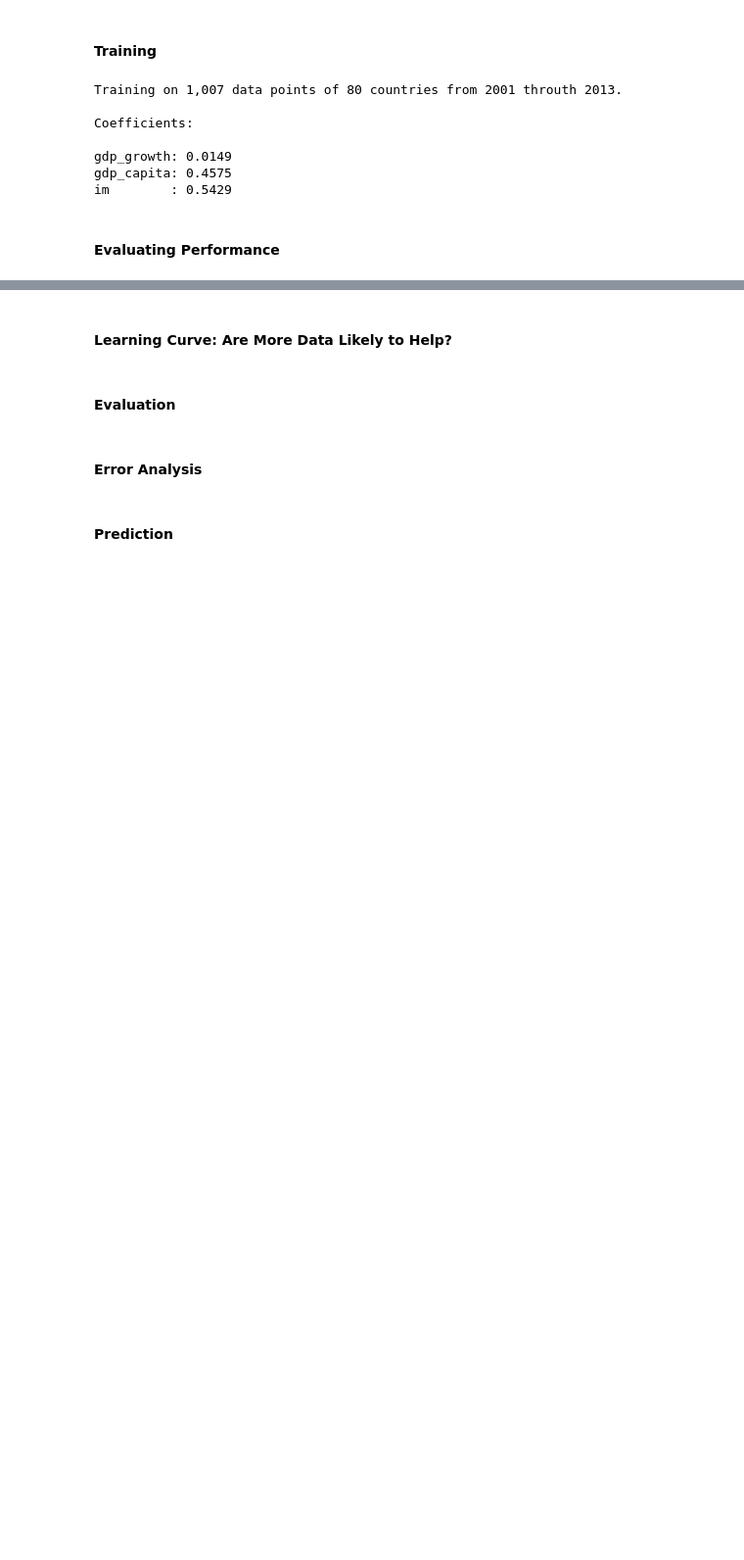
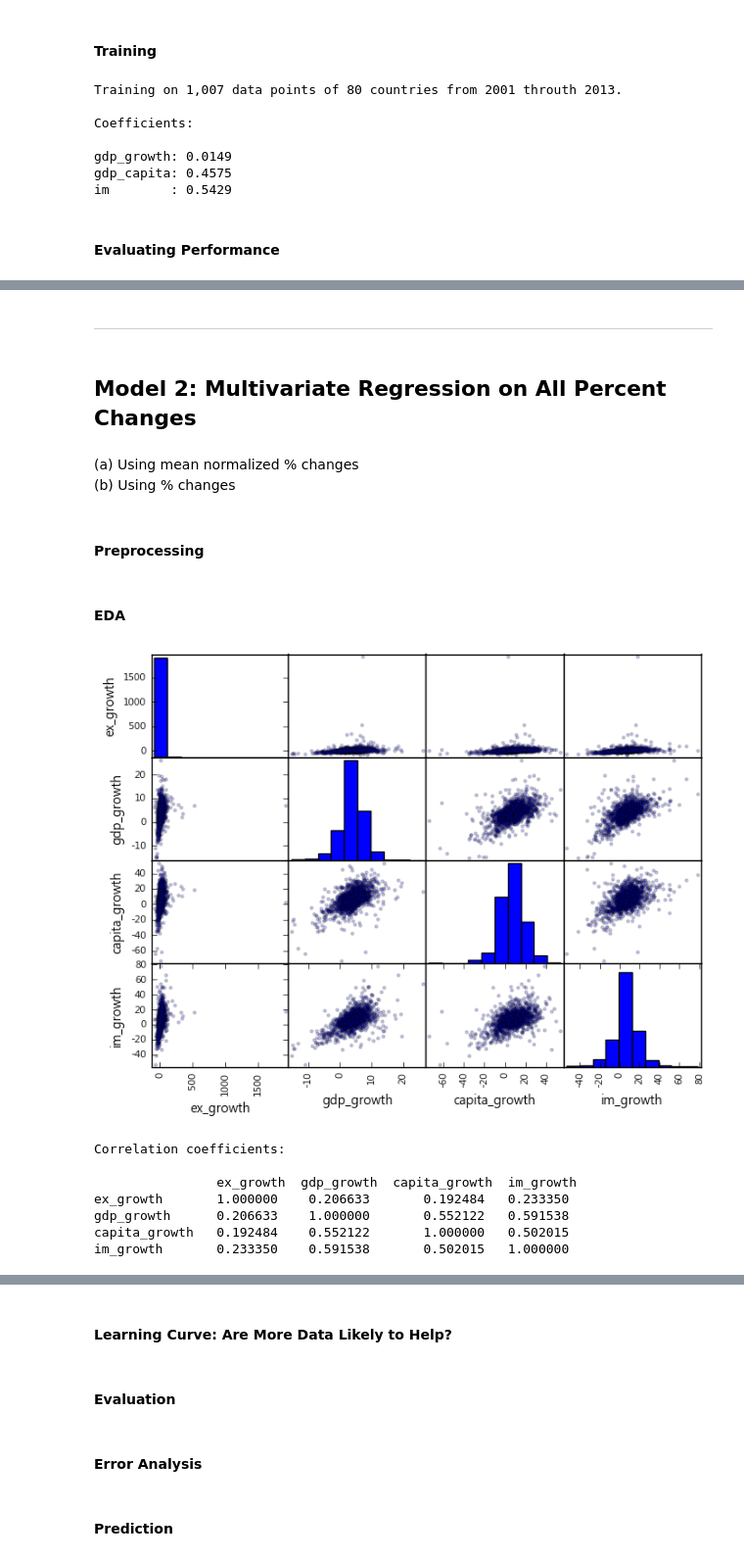
Before and after one commit to lincht/TradeModel, a Jupyter notebook: model/growth_pred.ipynb, the cells around one changed output, grey strips where cells are left out. Shown at 98% size. Cells and saved outputs as stored; diff of their text form; code cells hidden in the pictures; blank space fills up the shorter version.

```diff
--- a/model/growth_pred.ipynb
+++ b/model/growth_pred.ipynb
@@ -26,13 +26,26 @@ and $\overline{\log Ex_c}$, $\overline{{g_{GDP}}_c}$, $\overline{{\log GDP_{capi
 import pandas as pd
 import numpy as np
 
-path = 'C:/Users/2093/Desktop/Data Center/07. 出口預測/2017/data/model.data80_merge_import.xlsx'
-lr_df = pd.read_excel(path).drop('import_g', axis=1)
-lr_df.columns = ['country', 'year', 'gdp_growth', 'ex', 'gdp_capita', 'im']
-lr_df['year'] = pd.to_datetime(lr_df['year'], format='%Y')
-lr_df.set_index('year', inplace=True)
+def read_lr_data(drop_im_growth=True):
+    path = 'C:/Users/2093/Desktop/Data Center/07. 出口預測/2017/data/model.data80_merge_import.xlsx'
+    lr_df = pd.read_excel(path)
+    names = ['country', 'year', 'gdp_growth', 'ex', 'gdp_capita', 'im_growth', 'im']
+    if drop_im_growth:
+        lr_df.drop('import_g', axis=1, inplace=True)
+        names.remove('im_growth')
+    lr_df.columns = names
+    lr_df['year'] = pd.to_datetime(lr_df['year'], format='%Y')
+    lr_df.set_index('year', inplace=True)
+    return lr_df
+lr_df = read_lr_data()
+
+def percent_change(data, groupby, col):
+    rs = data.groupby(groupby)[col].transform(pd.Series.diff) /\
+        data.groupby(groupby)[col].transform(pd.Series.shift) * 100
+    return rs
 # Compute export growth
-lr_df['ex_growth'] = 100 * lr_df['ex'].diff() / lr_df['ex'].shift()
+lr_df['ex_growth'] = percent_change(lr_df, groupby='country', col='ex')
+
 # Keep only complete cases and remove rows where import value is zero (ITC has no data)
 lr_df = lr_df.dropna().query('im != 0')
 # Because ITC import values are in thousand USD, multiply by .001
@@ -172,0 +227,33 @@ plt.show()
+# %% [markdown]
+---
+# %% [markdown]
+## Model 2: Multivariate Regression on All Percent Changes
+# %% [markdown]
+(a) Using mean normalized % changes
+(b) Using % changes
+# %% [markdown]
+#### Preprocessing
+# %%
+lr_df = read_lr_data(drop_im_growth=False)
+# Compute growth in export and GDP per capita
+lr_df['ex_growth'] = percent_change(lr_df, groupby='country', col='ex')
+lr_df['capita_growth'] = percent_change(lr_df, groupby='country', col='gdp_capita')
+# Keep only complete cases
+lr_df = lr_df[['country', 'ex_growth', 'gdp_growth', 'capita_growth', 'im_growth']].dropna()
+# %% [markdown]
+#### EDA
+# %%
+from pandas.tools.plotting import scatter_matrix
+
+scatter_matrix(lr_df, alpha=0.2, figsize=(8, 6))
+plt.show()
+print('Correlation coefficients:\n\n', lr_df.corr())
+# %% [output]
+[figure, added]
+Correlation coefficients:
+
+                ex_growth  gdp_growth  capita_growth  im_growth
+ex_growth       1.000000    0.206633       0.192484   0.233350
+gdp_growth      0.206633    1.000000       0.552122   0.591538
+capita_growth   0.192484    0.552122       1.000000   0.502015
+im_growth       0.233350    0.591538       0.502015   1.000000
```
Also changed, not shown: parts of 17 cells of this notebook.
